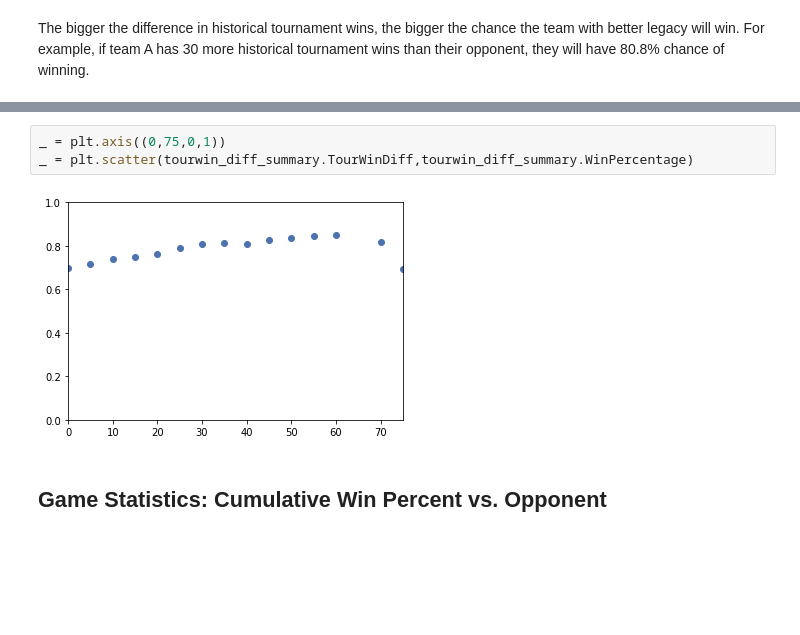
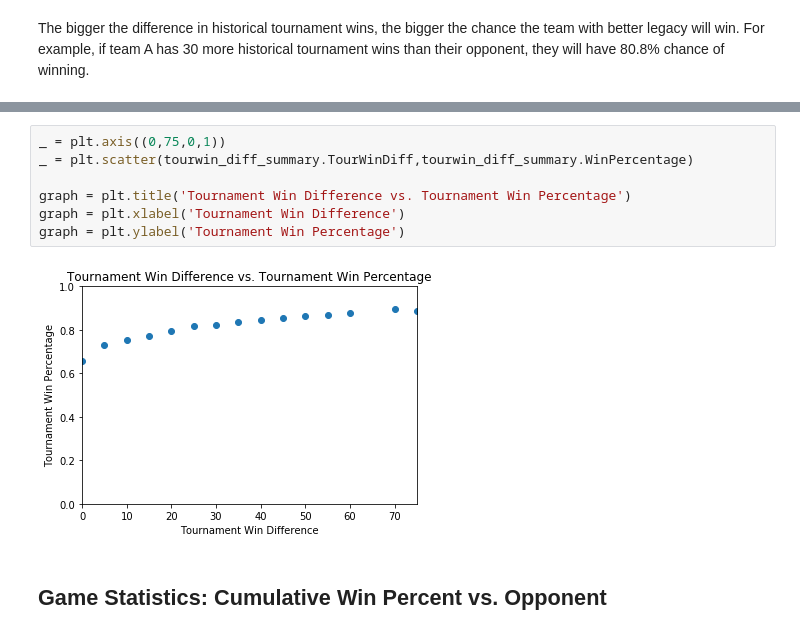
Before and after one commit to elyliu/mids-w207-final_proj-ncaa, a Jupyter notebook: deliverables/00 - EDA.ipynb, the cells around one changed output, grey strips where cells are left out. Saved outputs shown, nothing was run; the diff lists cells and outputs as text; blank space fills up the shorter version.

```diff
--- a/deliverables/00 - EDA.ipynb
+++ b/deliverables/00 - EDA.ipynb
@@ -881,8 +905,12 @@ tourwin_diff_summary
 # %%
 _ = plt.axis((0,75,0,1))
 _ = plt.scatter(tourwin_diff_summary.TourWinDiff,tourwin_diff_summary.WinPercentage)
+
+graph = plt.title('Tournament Win Difference vs. Tournament Win Percentage')
+graph = plt.xlabel('Tournament Win Difference')
+graph = plt.ylabel('Tournament Win Percentage')
 # %% [output]
-[figure, old version]
+[figure, new version]
 # %% [markdown]
 ## Game Statistics: Cumulative Win Percent vs. Opponent
 # %% [markdown]
```
Also changed, not shown: parts of 36 cells of this notebook, 1 other file.
